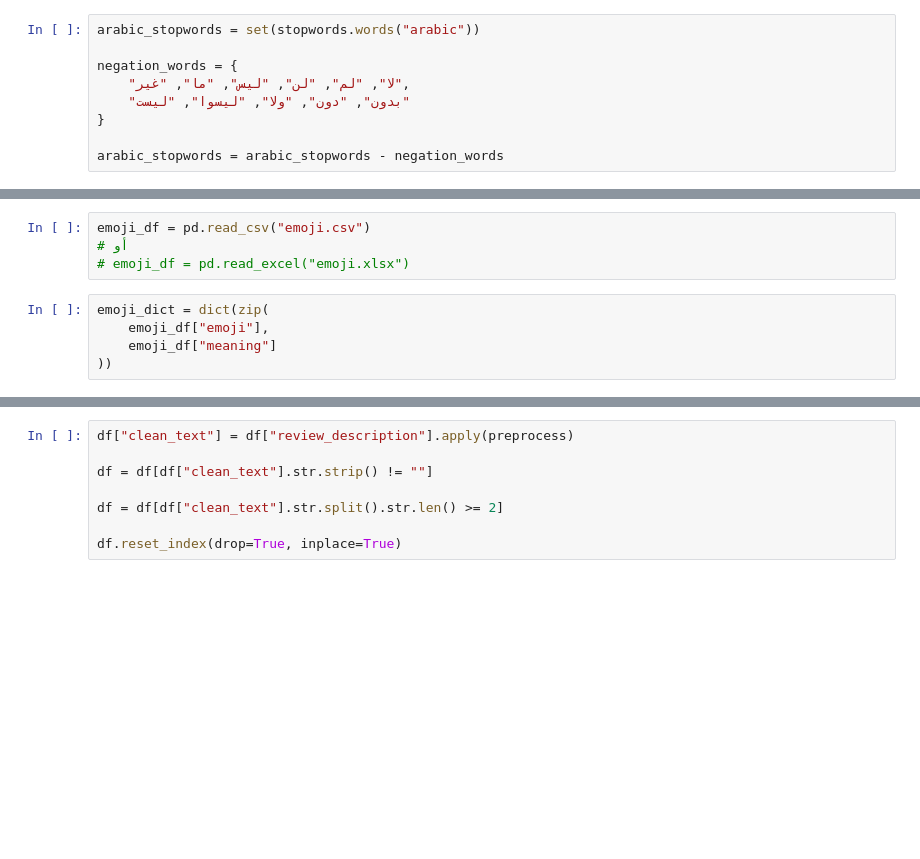
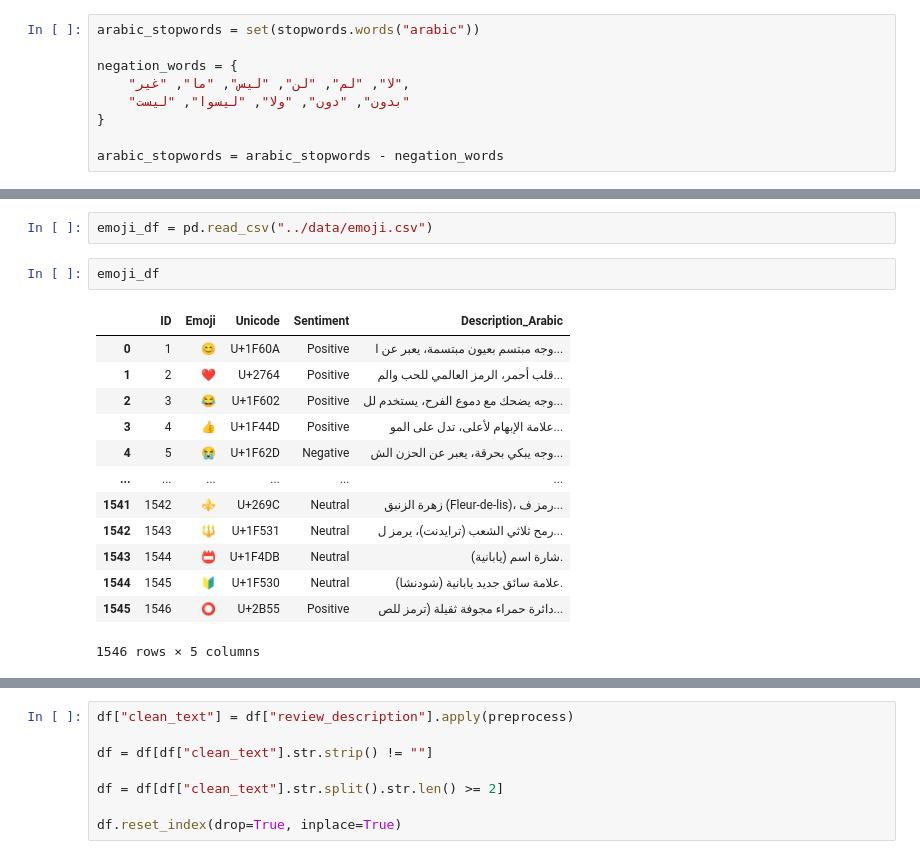
Before and after one commit to merehan123/NLP-Tasks-NTI, a Jupyter notebook: notebooks/06_lstm_vs_gru.ipynb, the cells around one changed output, grey strips where cells are left out. Drawn from its saved outputs; the diff is of its cells as text; blank space fills up the shorter version.

```diff
--- a/notebooks/06_lstm_vs_gru.ipynb
+++ b/notebooks/06_lstm_vs_gru.ipynb
@@ -60,9 +54,18 @@ Requirement already satisfied: emoji in c:\users\mereh\appdata\local\programs\py
 # %%
-emoji_df = pd.read_csv("emoji.csv")
-# أو
-# emoji_df = pd.read_excel("emoji.xlsx")
+emoji_df = pd.read_csv("../data/emoji.csv")
-# %%
-emoji_dict = dict(zip(
-    emoji_df["emoji"],
-    emoji_df["meaning"]
-))
+# %%
+emoji_df
+# %% [output]
+|  | ID | Emoji | Unicode | Sentiment | Description_Arabic |
+| 0 | 1 | 😊 | U+1F60A | Positive | وجه مبتسم بعيون مبتسمة، يعبر عن ا... |
+| 1 | 2 | ❤️ | U+2764 | Positive | قلب أحمر، الرمز العالمي للحب والم... |
+| 2 | 3 | 😂 | U+1F602 | Positive | وجه يضحك مع دموع الفرح، يستخدم لل... |
+| 3 | 4 | 👍 | U+1F44D | Positive | علامة الإبهام لأعلى، تدل على المو... |
+| 4 | 5 | 😭 | U+1F62D | Negative | وجه يبكي بحرقة، يعبر عن الحزن الش... |
+| ... | ... | ... | ... | ... | ... |
+| 1541 | 1542 | ⚜️ | U+269C | Neutral | زهرة الزنبق (Fleur-de-lis)، رمز ف... |
+| 1542 | 1543 | 🔱 | U+1F531 | Neutral | رمح ثلاثي الشعب (ترايدنت)، يرمز ل... |
+| 1543 | 1544 | 📛 | U+1F4DB | Neutral | شارة اسم (يابانية). |
+| 1544 | 1545 | 🔰 | U+1F530 | Neutral | علامة سائق جديد يابانية (شودنشا). |
+| 1545 | 1546 | ⭕ | U+2B55 | Positive | دائرة حمراء مجوفة ثقيلة (ترمز للص... |
+1546 rows × 5 columns
```
Also changed, not shown: parts of 18 cells of this notebook.
